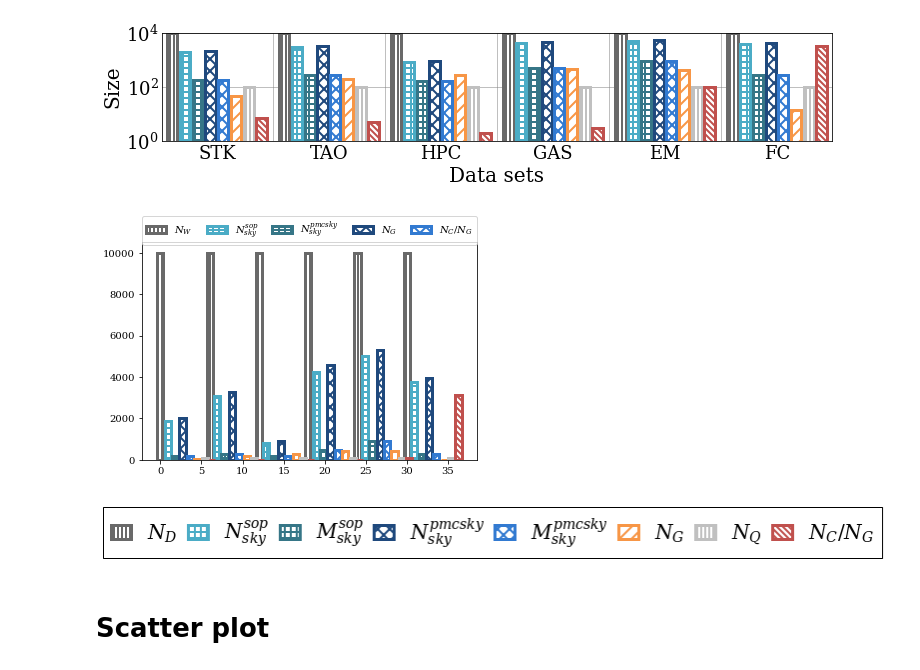
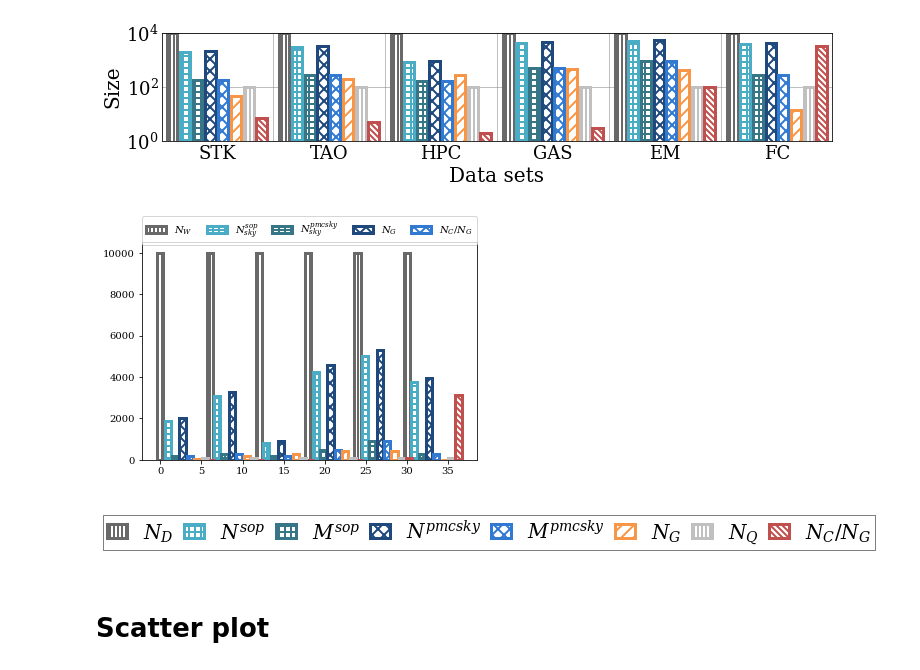
Before and after one commit to YoojuShin/SIGMOD2021LogScript, a Jupyter notebook: figure_script.ipynb, the cells around one changed output. Cells and saved outputs as stored; diff of their text form; code cells hidden in the pictures.

```diff
--- a/figure_script.ipynb
+++ b/figure_script.ipynb
@@ -486,7 +644,7 @@ for dataname in dataset:
     ax = fig.add_subplot(1,1,1)
 
     for i, algname in enumerate(target_alg_q):
-        ax.plot(graphdf[algname], linestyle=algo_line[algname], marker=algo_marker[algname], color=algo_color[algname])
+        ax.plot(graphdf[algname], markersize=10, linestyle=algo_line[algname], marker=algo_marker[algname], color=algo_color[algname])
     ax.set_yscale("log",basey=2)
     ax.set_xlabel("Number of queries", fontsize=FONTSIZE_XLABEL_q)
     ax.set_ylabel('Peak memory(MB)', fontsize=FONTSIZE_YLABEL_q)
@@ -566,9 +724,9 @@ for dataname in dataset:
     fig = plt.figure(figsize=figsize_stationarity)
     ax = fig.add_subplot(1,1,1)
     for i, algname in enumerate(target_alg_stationarity):
-        ax.plot(x, graphdf[algname].tolist(), linestyle=algo_line[algname], marker=algo_marker[algname], color=algo_color[algname])
+        ax.plot(x, graphdf[algname].tolist(), linestyle=algo_line[algname], markersize=10,marker=algo_marker[algname], color=algo_color[algname])
     ax.grid(b=True,which="major",axis='y',zorder=0)
-    ax.set_xlabel("Ratio of\nchanged queries", fontsize=FONTSIZE_XLABEL_stationarity)
+    ax.set_xlabel("Change rate", fontsize=FONTSIZE_XLABEL_stationarity)
     ax.set_ylabel('CPU time(ms)', fontsize=FONTSIZE_YLABEL_stationarity)
     ax.set_xlim([-0.05,0.85])
     ax.set_yscale("log")
@@ -598,9 +756,9 @@ for dataname in dataset:
     fig = plt.figure(figsize=figsize_stationarity)
     ax = fig.add_subplot(1,1,1)
     for i, algname in enumerate(target_alg_stationarity):
-        ax.plot(x,graphdf[algname], linestyle=algo_line[algname], marker=algo_marker[algname], color=algo_color[algname])
+        ax.plot(x,graphdf[algname], linestyle=algo_line[algname], markersize=10,marker=algo_marker[algname], color=algo_color[algname])
     ax.grid(b=True,which="major",axis='y',zorder=0)
-    ax.set_xlabel("Ratio of\nchanged queries", fontsize=FONTSIZE_XLABEL_stationarity)
+    ax.set_xlabel("Change rate", fontsize=FONTSIZE_XLABEL_stationarity)
     ax.set_ylabel('Peak memory(MB)', fontsize=FONTSIZE_YLABEL_stationarity)
     ax.set_xlim([-0.05,0.85])
     ax.set_yscale("log",basey=2)
@@ -894,8 +1056,8 @@ intra_bar_space_cx = 0.5
 inter_bar_space_cx = 5
 
 cx_colormap = ['dimgrey','#4BACC6','#367687','#1F497D','#327ad1','#F79646','silver','#C0504D']
-cx_params = [r"$N_D$", r"$N_{sky}^{sop}$", r"$M_{sky}^{sop}$", r"$N_{sky}^{pmcsky}$",\
-             r"$M_{sky}^{pmcsky}$", r"$N_G$", r"$N_Q$", r"$N_C/N_G$"]
+cx_params = [r"$N_D$", r"$N^{sop}$", r"$M^{sop}$", r"$N^{pmcsky}$",\
+             r"$M^{pmcsky}$", r"$N_G$", r"$N_Q$", r"$N_C/N_G$"]
 
 # (N_W -> Nsky -> Msky ->N_G ->N_Q -> N_C/N_G
 cx_hatch = [list(algo_hatch.values())[0],list(algo_hatch.values())[1],list(algo_hatch.values())[1],list(algo_hatch.values())[2],\
@@ -955,35 +1117,36 @@ plt.savefig("Figures/"+'Complexity_Overall.pdf', bbox_inches='tight', format='pd
 # %%
 fig = plt.figure()
 ax = fig.add_subplot(1,1,1)
 xpositions = []
 bars = []
 for i in range(len(df)):
     xposition = np.arange(df.shape[1])*barWidth*(len(dataset)+inter_bar_space) + barWidth*intra_bar_space*i
     center = (xposition[0]+xposition[-1])/2
     xpositions.append(xposition)
     bar = ax.bar(xposition,df.iloc[i,:].tolist(), color = "white", width=barWidth,\
                hatch=cx_hatch[i], edgecolor=cx_colormap[i],\
                linewidth=3, zorder=2)
     bars.append(bar)
 
 legend = ax.legend(handles=bars,labels=cx_params_time,\
                    bbox_to_anchor=(0., 1.02, 1., .102), loc='upper center',\
                    ncol=len(cx_params_time), mode="expand", borderaxespad=0.)
 
-figsize = (10, 1)
+figsize = (10,1)
 fig_leg = plt.figure(figsize=figsize)
 ax_leg = fig_leg.add_subplot(111)
 # add the legend from the previous axes
-ax_leg.legend(handles=bars,labels=cx_params, loc='center', ncol=len(cx_params), \
-                facecolor='white', framealpha=1,edgecolor='black', fancybox = False, handlelength =1,\
-              prop={'size':20}, columnspacing=0.5
+legend = ax_leg.legend(handles=bars,labels=cx_params, loc='center', ncol=len(cx_params), \
+                facecolor='white', framealpha=1, edgecolor='black', fancybox = False, handlelength =1,\
+              prop={'size':20}, columnspacing=0.5, borderpad=0.2
               )
 # hide the axes frame and the x/y labels
 ax_leg.axis('off')
+legend.get_frame().set_linewidth(0.5)
 fig_leg.savefig("Figures/"+'Complexity_Overall_Legend.pdf', bbox_inches='tight', format='pdf')
 # %% [output]
 [figure]
-[figure, old version]
+[figure, new version]
 # %%
 # def preprocessing_dist(path):
 #     headerf = open("Data/"+path+".txt")
```
Also changed, not shown: parts of 26 cells of this notebook, 58 other files.
